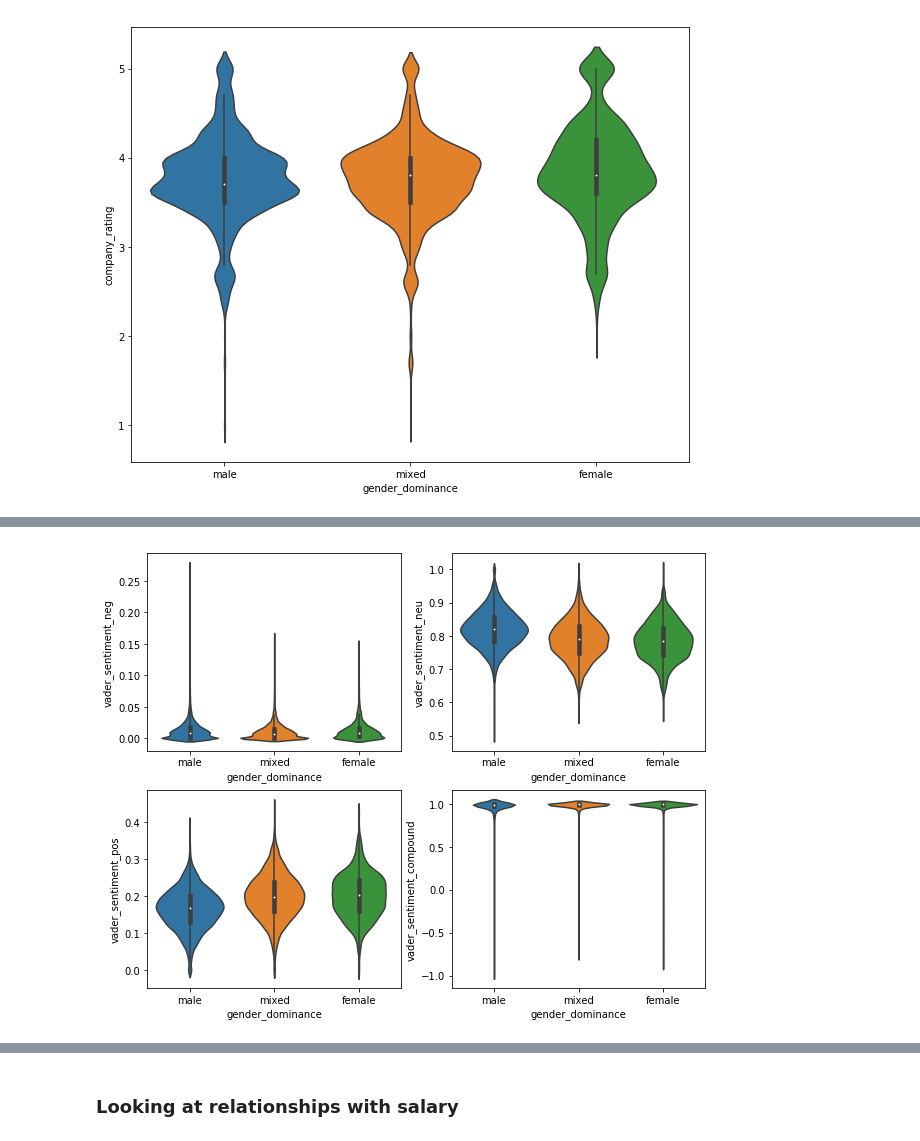
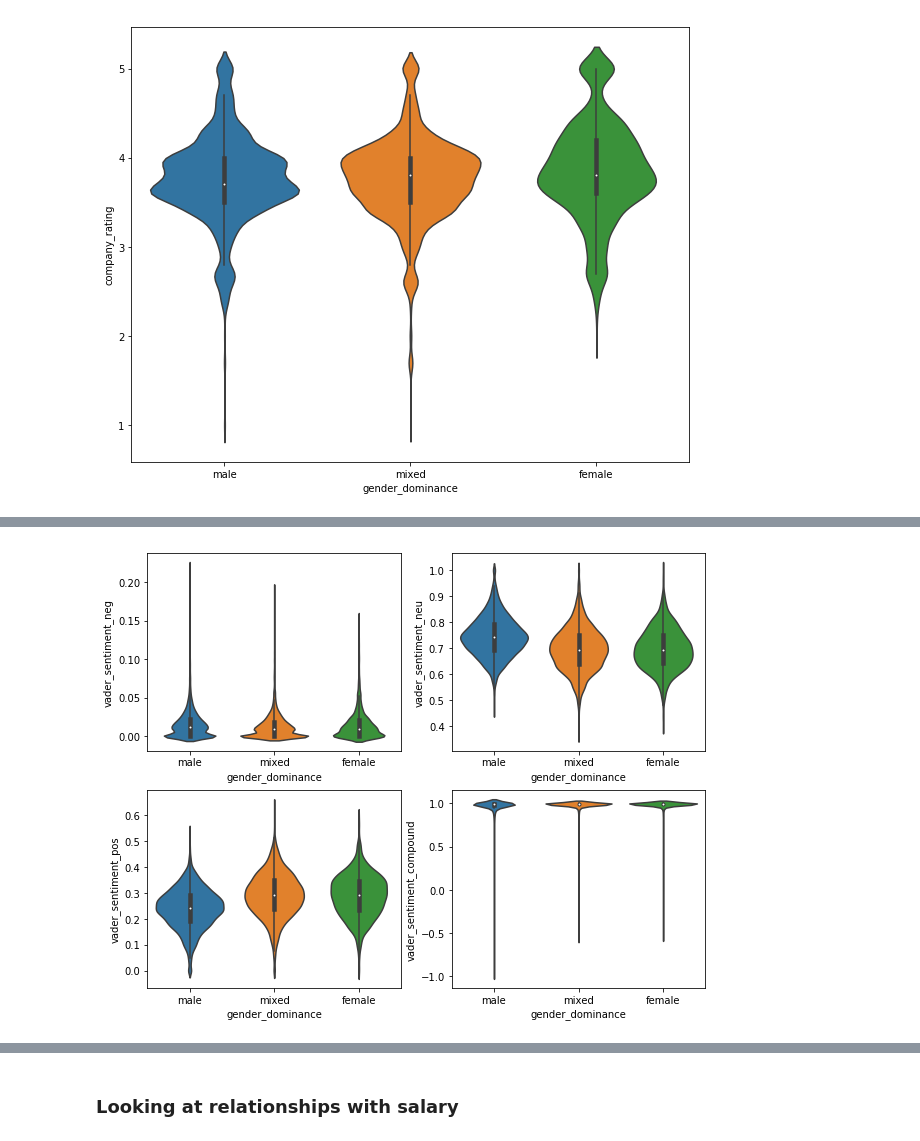
Before and after one commit to LydiaPeabody/job-description-gender-analysis, a Jupyter notebook: job_description_text_EDA.ipynb, the cells around one changed output, grey strips where cells are left out. Cells and saved outputs as stored; diff of their text form; code cells hidden in the pictures.

```diff
--- a/job_description_text_EDA.ipynb
+++ b/job_description_text_EDA.ipynb
@@ -151,0 +231,2 @@ mixed                        3.8
+# %%
+jd_df.jd_no_stopwords = jd_df.jd_no_stopwords.map(jd_no_stops_stripper)
@@ -154,4 +239,4 @@ mixed                        3.8
 #generating two values using vaderSentiment and TextBlob
 
 vader = SentimentIntensityAnalyzer()
-jd_text_df['vader_sentiment'] = [vader.polarity_scores(jd) for jd in jd_text_df.job_description_all_text]
+jd_df['vader_sentiment'] = [vader.polarity_scores(jd) for jd in jd_df.jd_no_stopwords]
@@ -164,10 +243,10 @@ See the caveats in the documentation: http://pandas.pydata.org/pandas-docs/stabl
 # %%
-vader_sentiment_neg = jd_text_df.vader_sentiment.map(lambda x: x['neg'])
-vader_sentiment_pos = jd_text_df.vader_sentiment.map(lambda x: x['pos'])
-vader_sentiment_neu = jd_text_df.vader_sentiment.map(lambda x: x['neu'])
-vader_sentiment_compound = jd_text_df.vader_sentiment.map(lambda x: x['compound'])
+vader_sentiment_neg = jd_df.vader_sentiment.map(lambda x: x['neg'])
+vader_sentiment_pos = jd_df.vader_sentiment.map(lambda x: x['pos'])
+vader_sentiment_neu = jd_df.vader_sentiment.map(lambda x: x['neu'])
+vader_sentiment_compound = jd_df.vader_sentiment.map(lambda x: x['compound'])
 # %%
-jd_text_df['vader_sentiment_neg'] = vader_sentiment_neg
-jd_text_df['vader_sentiment_pos'] = vader_sentiment_pos
-jd_text_df['vader_sentiment_neu'] = vader_sentiment_neu
-jd_text_df['vader_sentiment_compound'] = vader_sentiment_compound
+jd_df['vader_sentiment_neg'] = vader_sentiment_neg
+jd_df['vader_sentiment_pos'] = vader_sentiment_pos
+jd_df['vader_sentiment_neu'] = vader_sentiment_neu
+jd_df['vader_sentiment_compound'] = vader_sentiment_compound
@@ -174,13 +258,14 @@ jd_text_df['vader_sentiment_compound'] = vader_sentiment_compound
 # %%
 ###need to put these and below next to each other
 #visualize by industry
 fig, axes = plt.subplots(2,2,figsize=(10,8))
 
 for i, sentiment in enumerate(['neg','neu','pos','compound']):
+
     y_string = 'vader_sentiment_' + sentiment
 
     axi = plt.subplot(2,2,(i+1))
-    sns.violinplot(x='gender_dominance', y=y_string, data=jd_text_df, ax=axi)
+    sns.violinplot(x='gender_dominance', y=y_string, data=jd_df, ax=axi)
 # %% [output]
-[figure, old version]
+[figure, new version]
 # %%
```
Also changed, not shown: parts of 79 cells of this notebook, 5 other files.
